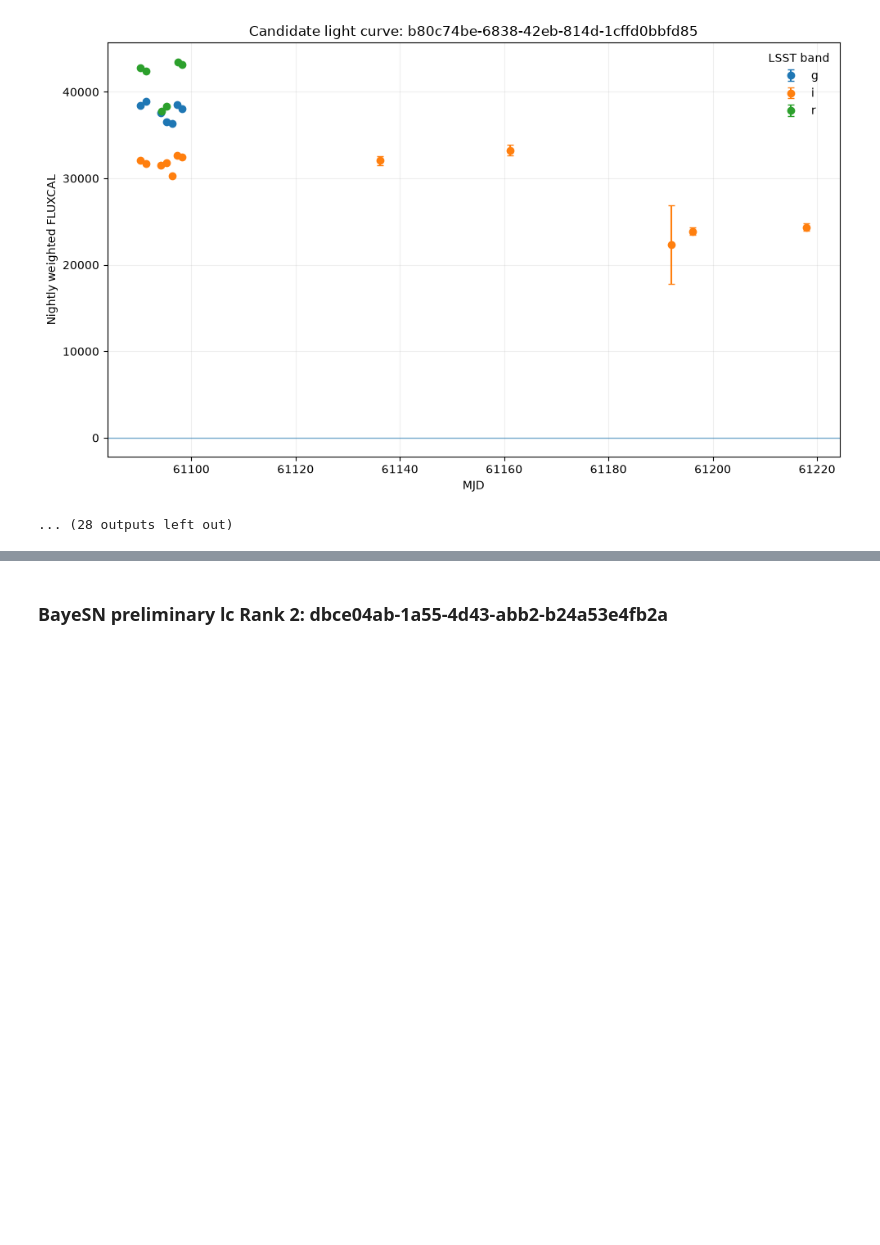
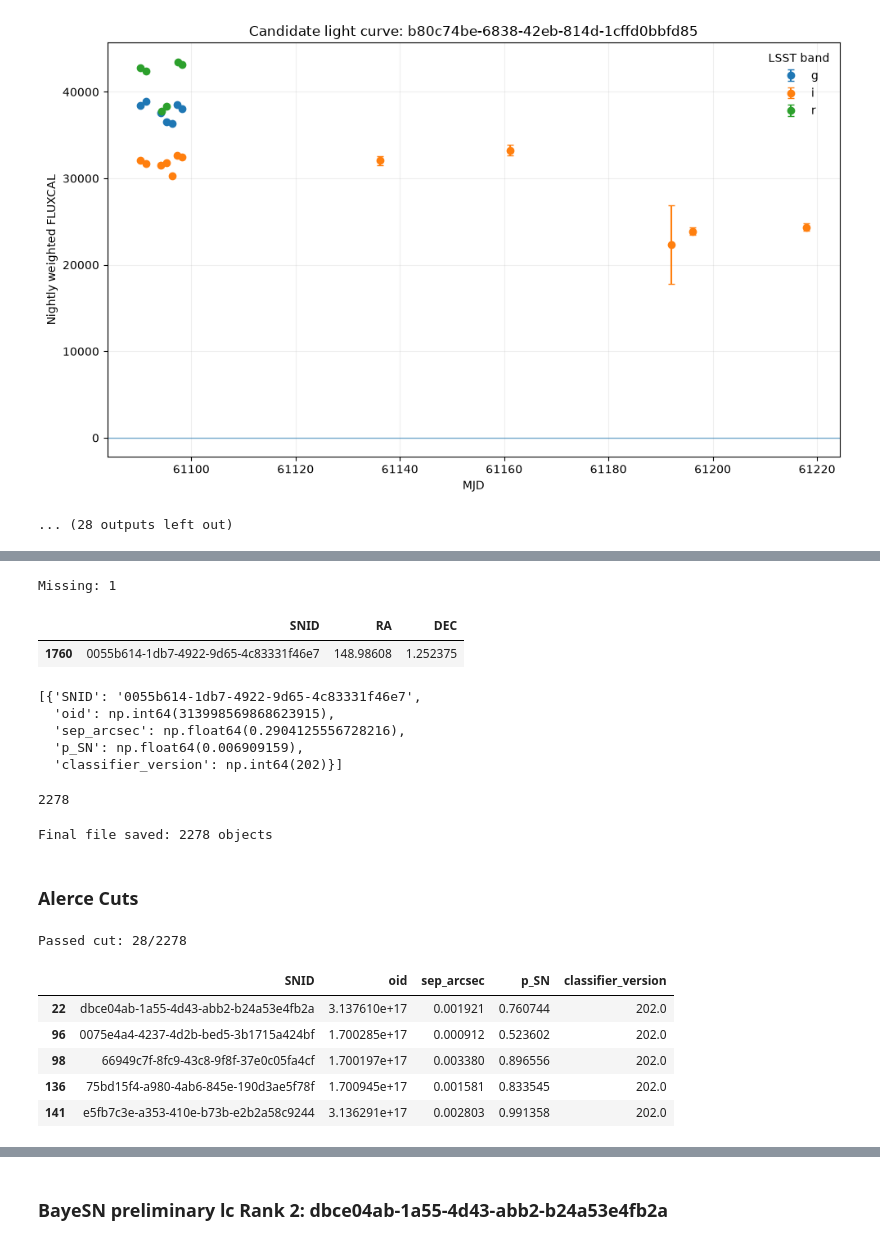
Before and after one commit to jennake/bayesn-lsst-project, a Jupyter notebook: notebooks/alert_fits.ipynb, the cells around one changed output, grey strips where cells are left out. Saved outputs shown, nothing was run; the diff lists cells and outputs as text; code cells hidden in the pictures; blank space fills up the shorter version.

```diff
--- a/notebooks/alert_fits.ipynb
+++ b/notebooks/alert_fits.ipynb
@@ -876,0 +1182,70 @@ N_POS=25, N_POS_NIGHTS=12, N_POS_BANDS=3, PEAK_SNR=776.0, AMPLITUDE=7100.0
+# %%
+done_snids = set(alerce_match["SNID"].astype(str))
+
+missing = alerce_candidates[
+    ~alerce_candidates["SNID"].astype(str).isin(done_snids)
+].copy()
+
+print("Missing:", len(missing))
+
+missing[["SNID", "RA", "DEC"]]
+# %% [output]
+Missing: 1
+|  | SNID | RA | DEC |
+| 1760 | 0055b614-1db7-4922-9d65-4c83331f46e7 | 148.98608 | 1.252375 |
+# %%
+missing_results = []
+
+for _, row in missing.iterrows():
+
+    result = process_alerce_candidate(row)
+
+    missing_results.append(result)
+
+missing_results
+# %% [output]
+[{'SNID': '0055b614-1db7-4922-9d65-4c83331f46e7',
+  'oid': np.int64(313998569868623915),
+  'sep_arcsec': np.float64(0.2904125556728216),
+  'p_SN': np.float64(0.006909159),
+  'classifier_version': np.int64(202)}]
+# %%
+alerce_match = pd.concat(
+    [
+        alerce_match,
+        pd.DataFrame(missing_results)
+    ],
+    ignore_index=True
+)
+
+print(len(alerce_match))
+# %% [output]
+2278
+# %%
+alerce_match.to_csv(
+    "alerce_match.csv",
+    index=False
+)
+
+print(f"Final file saved: {len(alerce_match)} objects")
+# %% [output]
+Final file saved: 2278 objects
+# %% [markdown]
+### Alerce Cuts
+# %%
+alerce_match = pd.read_csv("alerce_match.csv")
+
+alerce_cut = alerce_match[
+    alerce_match["p_SN"] > 0.5
+].copy()
+
+print(f"Passed cut: {len(alerce_cut)}/{len(alerce_match)}")
+alerce_cut.head()
+# %% [output]
+Passed cut: 28/2278
+|  | SNID | oid | sep_arcsec | p_SN | classifier_version |
+| 22 | dbce04ab-1a55-4d43-abb2-b24a53e4fb2a | 3.137610e+17 | 0.001921 | 0.760744 | 202.0 |
+| 96 | 0075e4a4-4237-4d2b-bed5-3b1715a424bf | 1.700285e+17 | 0.000912 | 0.523602 | 202.0 |
+| 98 | 66949c7f-8fc9-43c8-9f8f-37e0c05fa4cf | 1.700197e+17 | 0.003380 | 0.896556 | 202.0 |
+| 136 | 75bd15f4-a980-4ab6-845e-190d3ae5f78f | 1.700945e+17 | 0.001581 | 0.833545 | 202.0 |
+| 141 | e5fb7c3e-a353-410e-b73b-e2b2a58c9244 | 3.136291e+17 | 0.002803 | 0.991358 | 202.0 |
```
Also changed, not shown: parts of 15 cells of this notebook, 2 other files.
